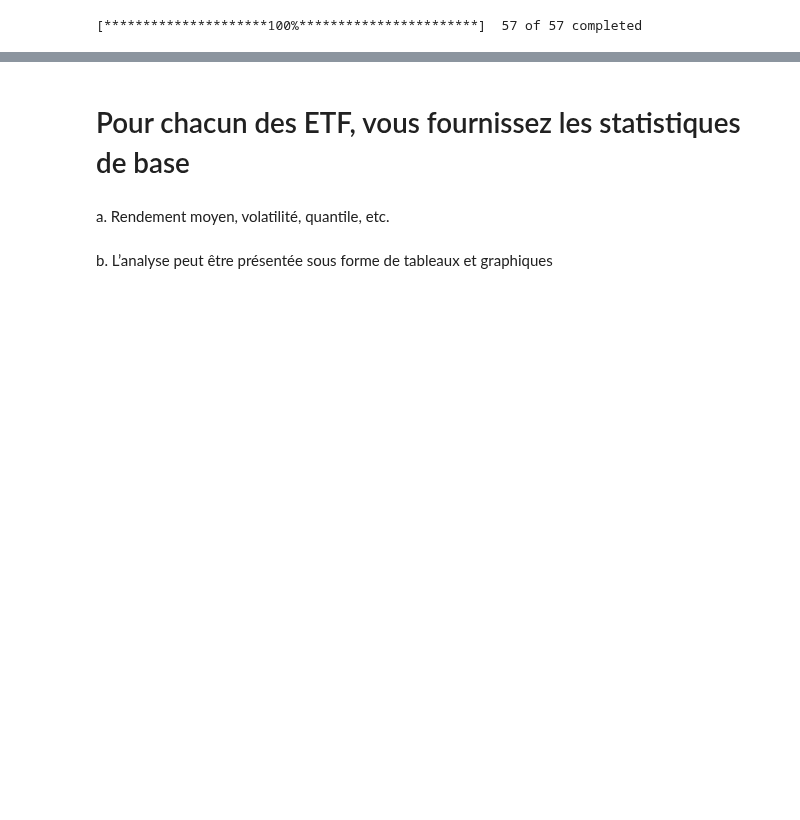
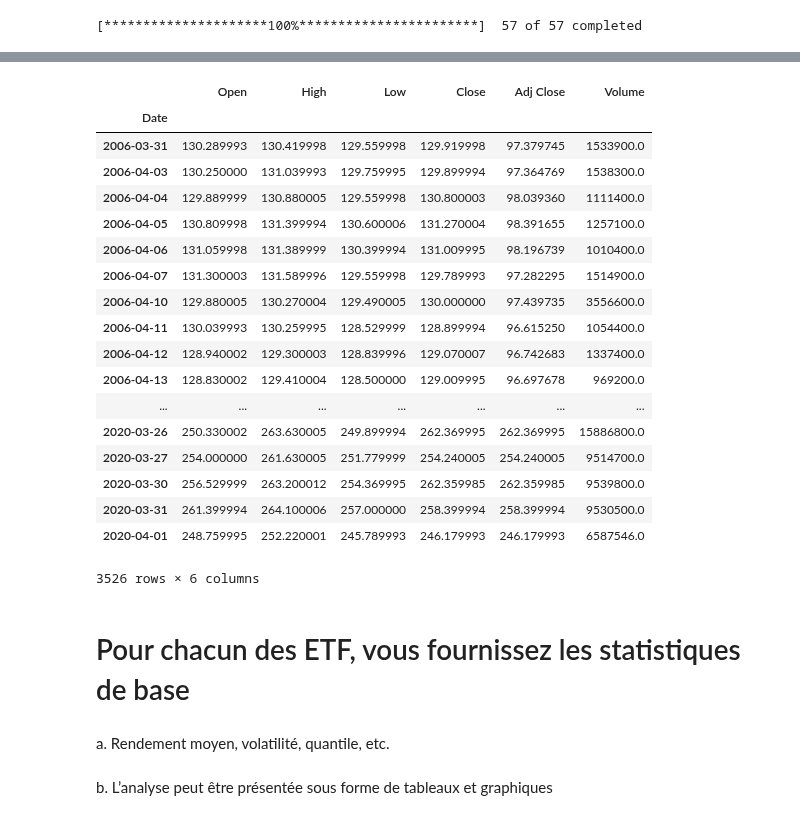
Before and after one commit to poclecoqq/Trending-stocks, a Jupyter notebook: tp2/TP2.ipynb, the cells around one changed output, grey strips where cells are left out. Saved outputs shown, nothing was run; the diff lists cells and outputs as text; code cells hidden in the pictures; blank space fills up the shorter version.

```diff
--- a/tp2/TP2.ipynb
+++ b/tp2/TP2.ipynb
@@ -91,3 +69,25 @@ rendement_bin=rendement
+# %%
+Data['IVV']
+# %% [output]
+|  | Open | High | Low | Close | Adj Close | Volume |
+| Date |  |  |  |  |  |  |
+| 2006-03-31 | 130.289993 | 130.419998 | 129.559998 | 129.919998 | 97.379745 | 1533900.0 |
+| 2006-04-03 | 130.250000 | 131.039993 | 129.759995 | 129.899994 | 97.364769 | 1538300.0 |
+| 2006-04-04 | 129.889999 | 130.880005 | 129.559998 | 130.800003 | 98.039360 | 1111400.0 |
+| 2006-04-05 | 130.809998 | 131.399994 | 130.600006 | 131.270004 | 98.391655 | 1257100.0 |
+| 2006-04-06 | 131.059998 | 131.389999 | 130.399994 | 131.009995 | 98.196739 | 1010400.0 |
+| 2006-04-07 | 131.300003 | 131.589996 | 129.559998 | 129.789993 | 97.282295 | 1514900.0 |
+| 2006-04-10 | 129.880005 | 130.270004 | 129.490005 | 130.000000 | 97.439735 | 3556600.0 |
+| 2006-04-11 | 130.039993 | 130.259995 | 128.529999 | 128.899994 | 96.615250 | 1054400.0 |
+| 2006-04-12 | 128.940002 | 129.300003 | 128.839996 | 129.070007 | 96.742683 | 1337400.0 |
+| 2006-04-13 | 128.830002 | 129.410004 | 128.500000 | 129.009995 | 96.697678 | 969200.0 |
+| ... | ... | ... | ... | ... | ... | ... |
+| 2020-03-26 | 250.330002 | 263.630005 | 249.899994 | 262.369995 | 262.369995 | 15886800.0 |
+| 2020-03-27 | 254.000000 | 261.630005 | 251.779999 | 254.240005 | 254.240005 | 9514700.0 |
+| 2020-03-30 | 256.529999 | 263.200012 | 254.369995 | 262.359985 | 262.359985 | 9539800.0 |
+| 2020-03-31 | 261.399994 | 264.100006 | 257.000000 | 258.399994 | 258.399994 | 9530500.0 |
+| 2020-04-01 | 248.759995 | 252.220001 | 245.789993 | 246.179993 | 246.179993 | 6587546.0 |
+3526 rows × 6 columns
 # %% [markdown]
 # Pour chacun des ETF, vous fournissez les statistiques de base
 # %% [markdown]
```
Also changed, not shown: parts of 23 cells of this notebook, 1 other file.
